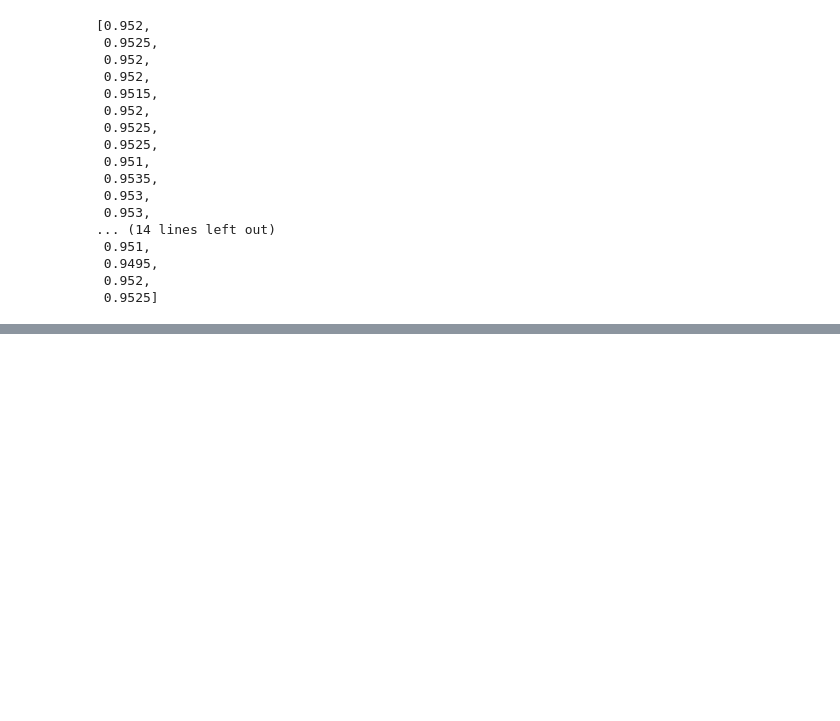
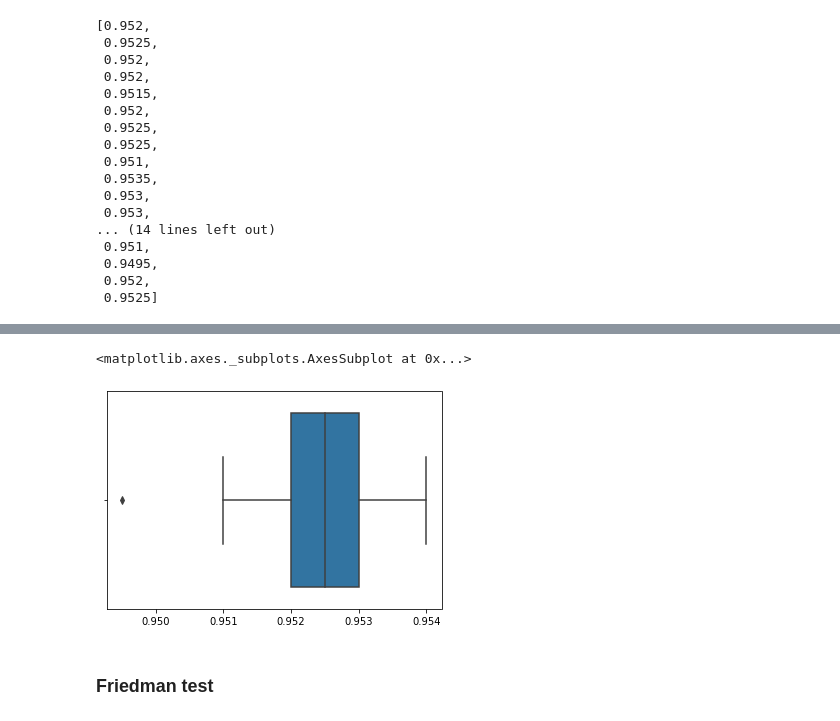
Before and after one commit to amarabuco/Projeto-ML-2020.1, a Jupyter notebook: notebooks/main.ipynb, the cells around one changed output, grey strips where cells are left out. Cells and saved outputs as stored; diff of their text form; code cells hidden in the pictures; blank space fills up the shorter version.

```diff
--- a/notebooks/main.ipynb
+++ b/notebooks/main.ipynb
@@ -476,0 +464,7 @@ results_parzen
+# %%
+sns.boxplot(,)
+# %% [output]
+<matplotlib.axes._subplots.AxesSubplot at 0x...>
+[figure, added]
+# %% [markdown]
+### Friedman test
```
Also changed, not shown: parts of 29 cells of this notebook.
